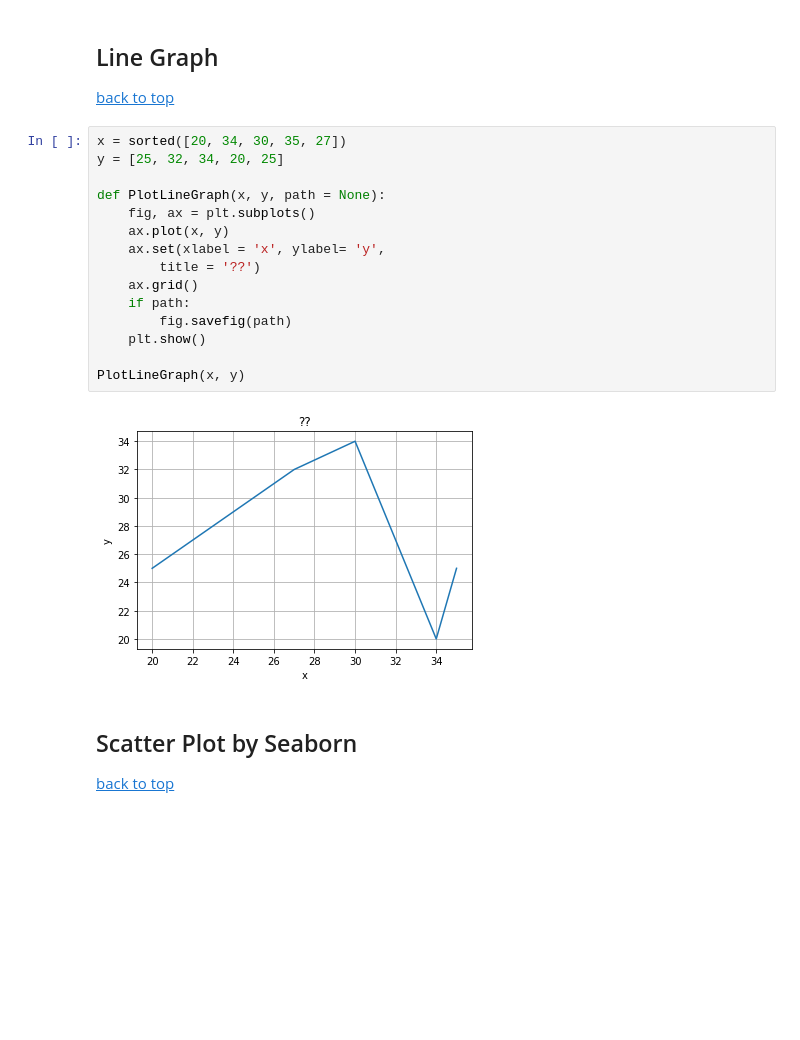
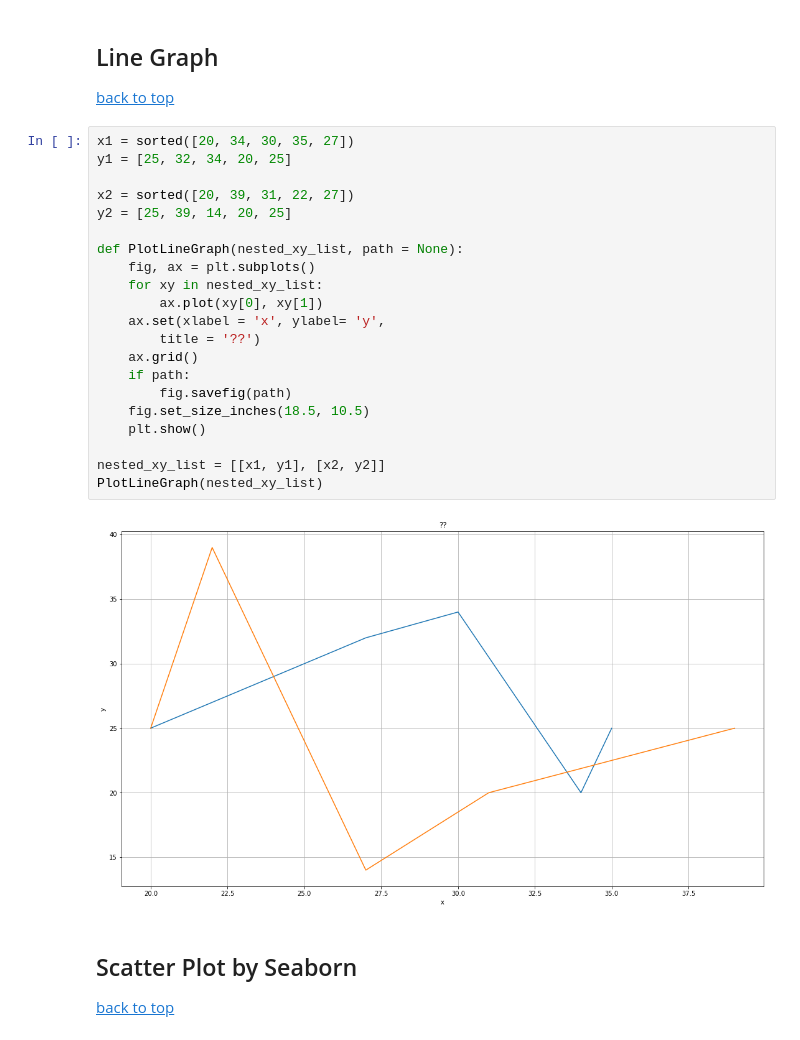
Before and after one commit to y2236li/Personal-Library, a Jupyter notebook: Drawing Library Python.ipynb, the cells around one changed output. Saved outputs shown, nothing was run; the diff lists cells and outputs as text; blank space fills up the shorter version.

```diff
--- a/Drawing Library Python.ipynb
+++ b/Drawing Library Python.ipynb
@@ -77,22 +79,28 @@ PlotBarGraph(labels, men_means, women_means)
 
 [back to top](#backtotop)
 # %%
-x = sorted([20, 34, 30, 35, 27])
-y = [25, 32, 34, 20, 25]
+x1 = sorted([20, 34, 30, 35, 27])
+y1 = [25, 32, 34, 20, 25]
 
-def PlotLineGraph(x, y, path = None):
+x2 = sorted([20, 39, 31, 22, 27])
+y2 = [25, 39, 14, 20, 25]
+
+def PlotLineGraph(nested_xy_list, path = None):
     fig, ax = plt.subplots()
-    ax.plot(x, y)
+    for xy in nested_xy_list:
+        ax.plot(xy[0], xy[1])
     ax.set(xlabel = 'x', ylabel= 'y',
         title = '??')
     ax.grid()
     if path:
         fig.savefig(path)
+    fig.set_size_inches(18.5, 10.5)
     plt.show()
 
-PlotLineGraph(x, y)
+nested_xy_list = [[x1, y1], [x2, y2]]
+PlotLineGraph(nested_xy_list)
 # %% [output]
-[figure, old version]
+[figure, new version]
 # %% [markdown]
 ## Scatter Plot by Seaborn <a name="ScatterPlot">
 </a>
```
Also changed, not shown: parts of 4 cells of this notebook.
